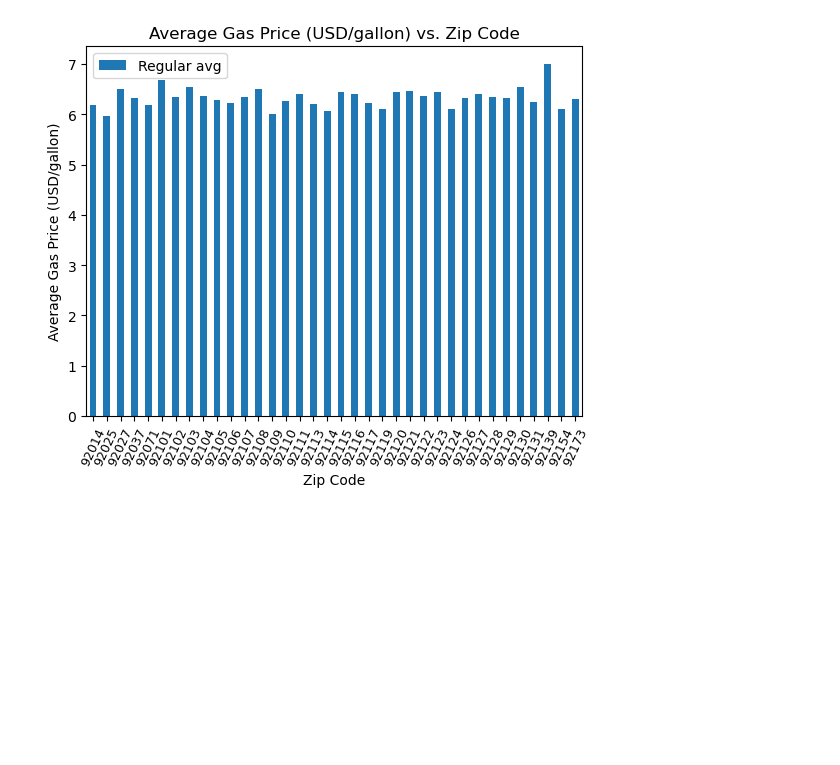
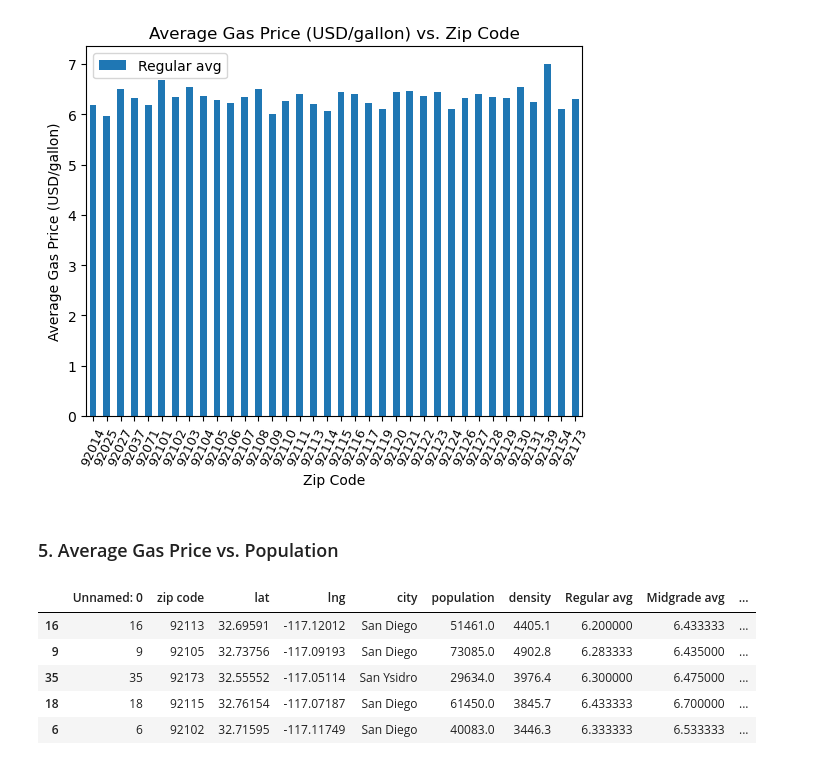
Before and after one commit to Lilnessa/Project1, a Jupyter notebook: charts.ipynb, the cells around one changed output. Saved outputs shown, nothing was run; the diff lists cells and outputs as text; code cells hidden in the pictures; blank space fills up the shorter version.

```diff
--- a/charts.ipynb
+++ b/charts.ipynb
@@ -181,3 +181,15 @@ plt.title("Average Gas Price (USD/gallon) vs. Zip Code")
 plt.show()
 # %% [output]
 [figure]
+# %% [markdown]
+### 5. Average Gas Price vs. Population
+# %%
+gas_data_income_df = gas_data_df.sort_values('Household Income Median')
+gas_data_income_df.head()
+# %% [output]
+|  | Unnamed: 0 | zip code | lat | lng | city | population | density | Regular avg | Midgrade avg | ... |
+| 16 | 16 | 92113 | 32.69591 | -117.12012 | San Diego | 51461.0 | 4405.1 | 6.200000 | 6.433333 | ... |
+| 9 | 9 | 92105 | 32.73756 | -117.09193 | San Diego | 73085.0 | 4902.8 | 6.283333 | 6.435000 | ... |
+| 35 | 35 | 92173 | 32.55552 | -117.05114 | San Ysidro | 29634.0 | 3976.4 | 6.300000 | 6.475000 | ... |
+| 18 | 18 | 92115 | 32.76154 | -117.07187 | San Diego | 61450.0 | 3845.7 | 6.433333 | 6.700000 | ... |
+| 6 | 6 | 92102 | 32.71595 | -117.11749 | San Diego | 40083.0 | 3446.3 | 6.333333 | 6.533333 | ... |
```
Also changed, not shown: parts of 5 cells of this notebook.
